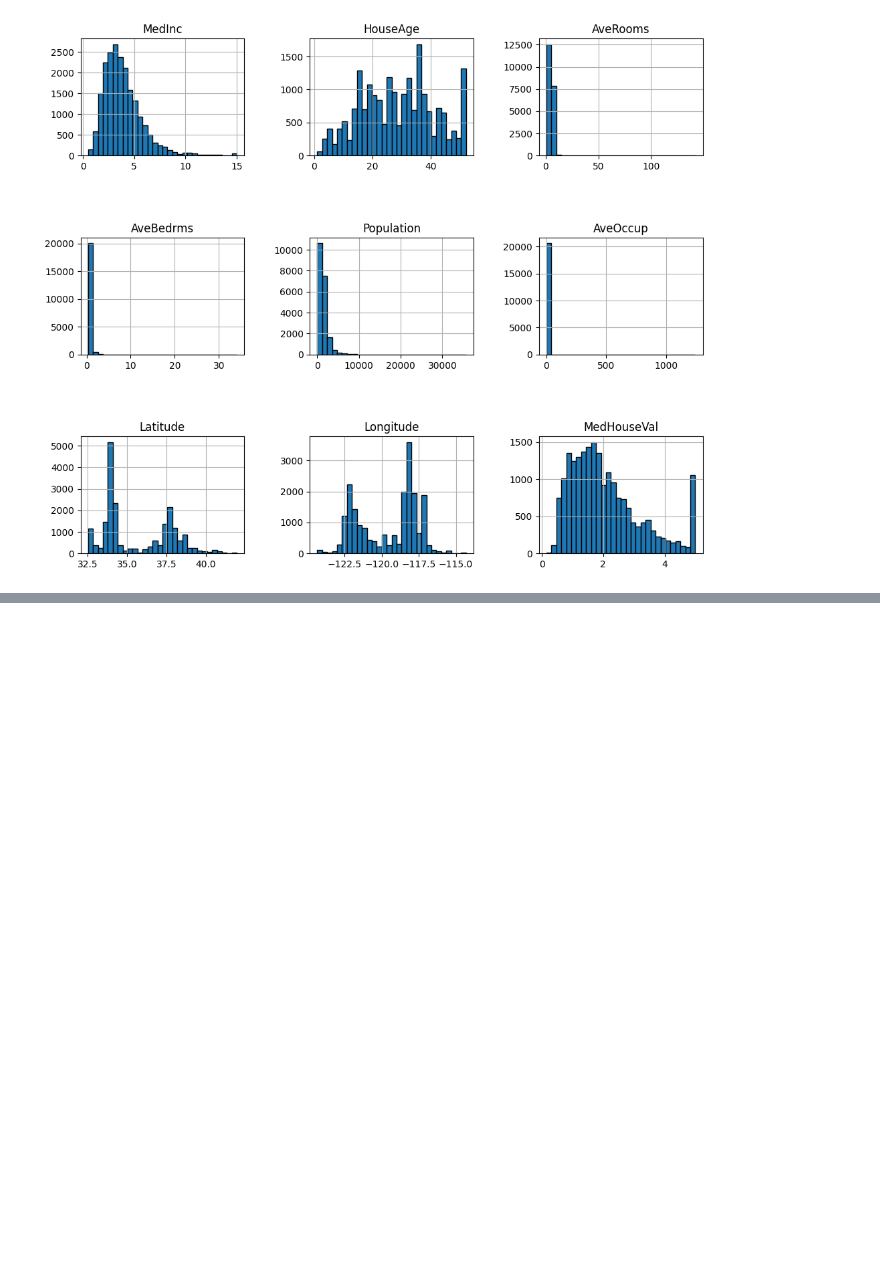
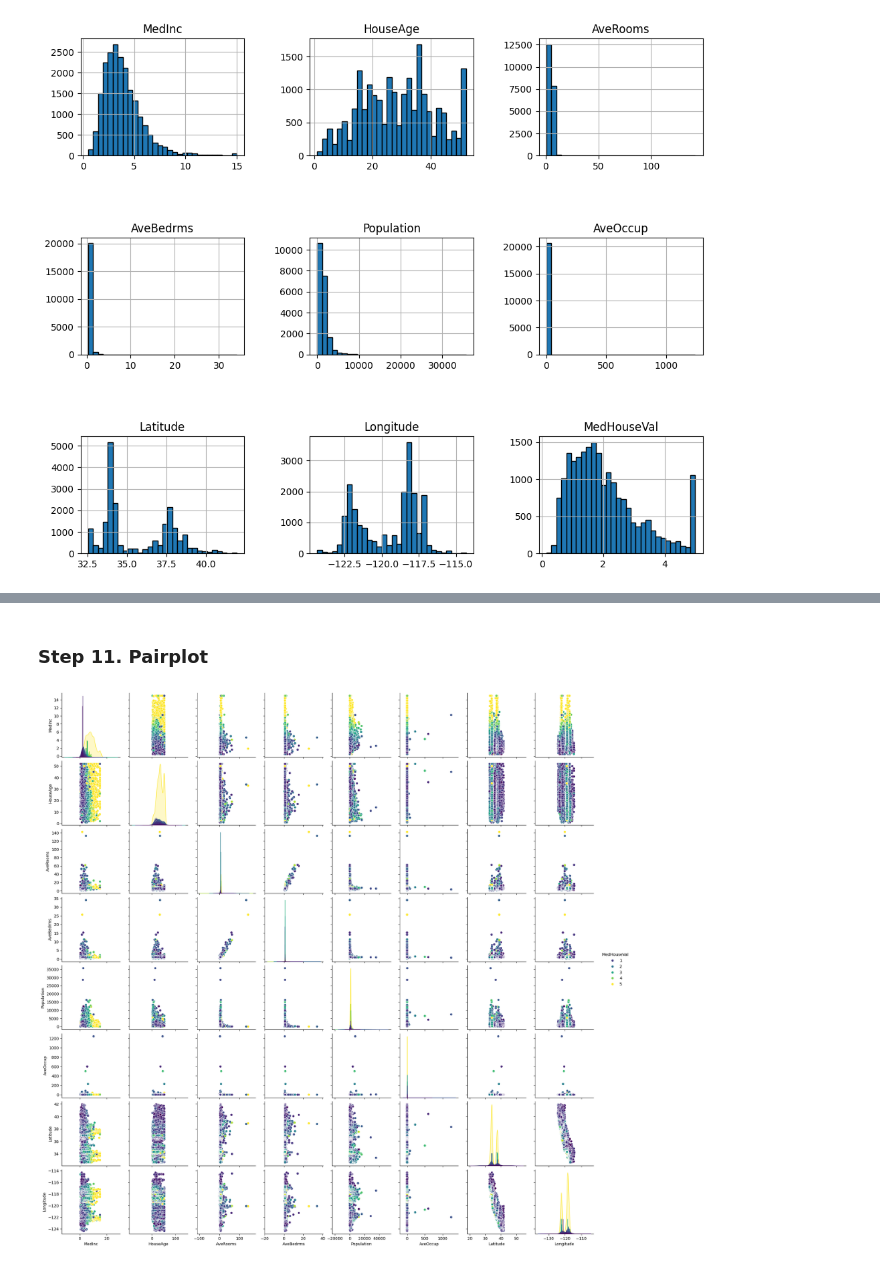
Before and after one commit to SawhneySatvik/MLP, a Jupyter notebook: 4. Exploration/CaliforniaHousingDataset.ipynb, the cells around one changed output, grey strips where cells are left out. Drawn from its saved outputs; the diff is of its cells as text; code cells hidden in the pictures; blank space fills up the shorter version.

Commit message:
Plots

```diff
--- a/4. Exploration/CaliforniaHousingDataset.ipynb
+++ b/4. Exploration/CaliforniaHousingDataset.ipynb
@@ -151,0 +166,6 @@ plt.subplots_adjust(hspace=0.7, wspace=0.4)
+# %% [markdown]
+### Step 11. Pairplot
+# %%
+_ = sns.pairplot(data=california_housing.frame, hue="MedHouseVal", palette="viridis")
+# %% [output]
+[figure, added]
```
Also changed, not shown: parts of 2 cells of this notebook.
